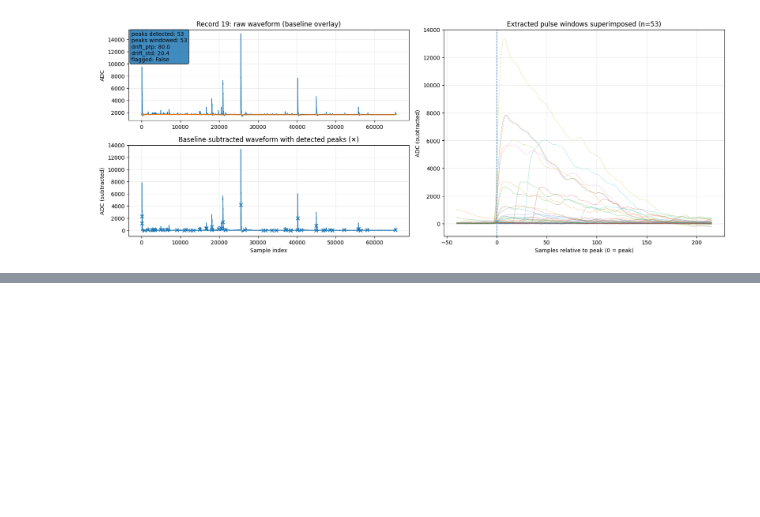
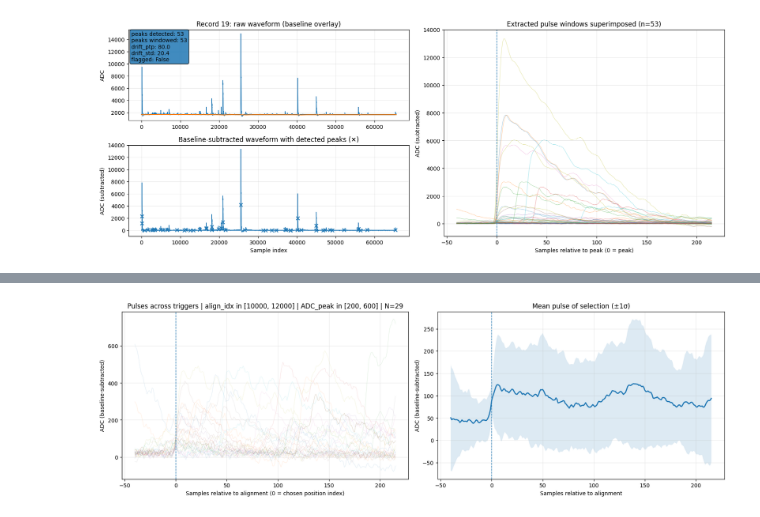
Before and after one commit to eberthol/PSD_GMVAE_Coldbox, a Jupyter notebook: data_eng/Peak_Selection.ipynb, the cells around one changed output, grey strips where cells are left out. Saved outputs shown, nothing was run; the diff lists cells and outputs as text; code cells hidden in the pictures; blank space fills up the shorter version.

Commit message:
add plots and selection

```diff
--- a/data_eng/Peak_Selection.ipynb
+++ b/data_eng/Peak_Selection.ipynb
@@ -144,7 +144,7 @@ def extract_peaks_from_records(
         results.append({
             "record_index": r,
 
-            "peaks_idx": peaks_idx.astype(np.int32), # peak position
+            "peaks_idx": peaks_idx.astype(np.int32), # peak position in the trigger record
             "peaks_height": peaks_height.astype(np.float32),
             "peaks_prominence": props["prominences"].astype(np.float32),
 
@@ -160,7 +160,7 @@ def extract_peaks_from_records(
 
             # convenience counts
             "n_peaks": int(len(peaks_idx)),
-            "n_aligned": int(np.sum(ok)),
+            "n_aligned": int(np.sum(ok))
         })
 
     return results
@@ -359,0 +616,9 @@ windows, peak_positions = plot_record_qc_from_result(
+# %%
+wins, meta = plot_pulses_across_triggers(
+    X, results,
+    pos_side="between", pos_cut=(10000, 12000),
+    amp_side="between", amp_cut=(200, 600),
+    mean_mode="separate"
+)
+# %% [output]
+[figure, added]
```
Also changed, not shown: parts of 8 cells of this notebook.
